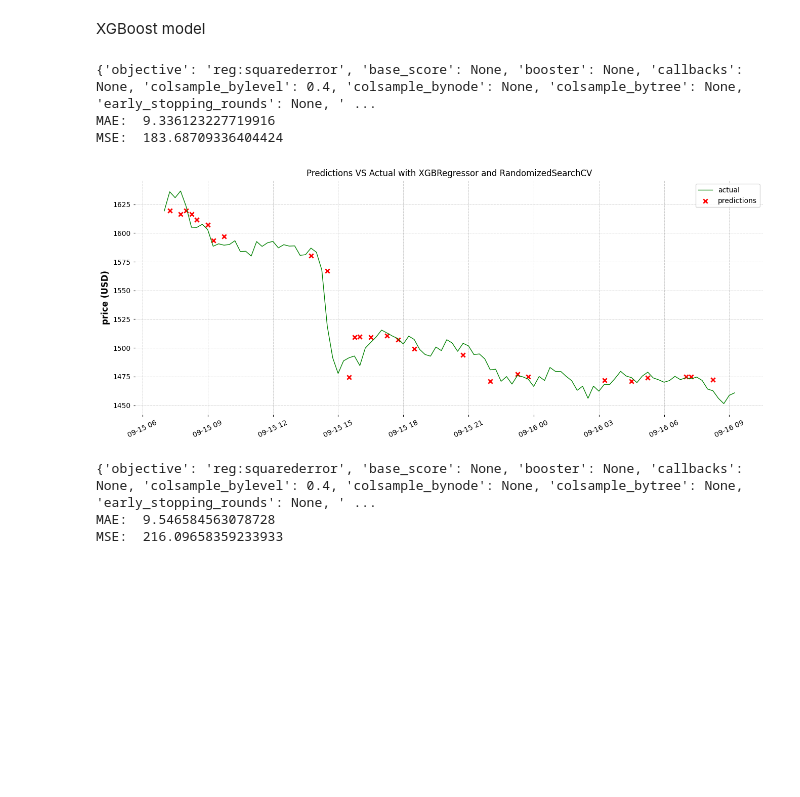
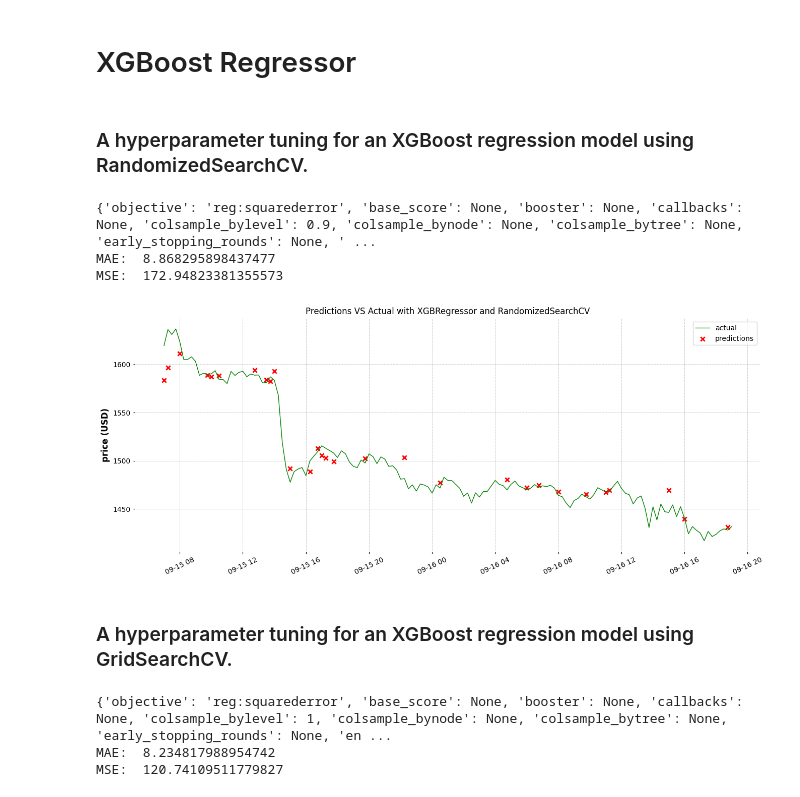
Before and after one commit to mariusvi/ai-tg-bot, a Jupyter notebook: notebooks/modelling.ipynb, the cells around one changed output. Saved outputs shown, nothing was run; the diff lists cells and outputs as text; code cells hidden in the pictures; blank space fills up the shorter version.

```diff
--- a/notebooks/modelling.ipynb
+++ b/notebooks/modelling.ipynb
@@ -106,7 +125,7 @@ class TickerBlocksDfConstructor():
         del self._ticker["_sa_instance_state"]
 
 
-    def agregate_data(self) -> pd.DataFrame:
+    def aggregate_data(self) -> pd.DataFrame:
         data = self._ticker.copy()
         for index, tick in self._ticker.iterrows():
             block_timestamp = self._blocks.index*1000
@@ -151,5 +170,5 @@ class TickerBlocksDfConstructor():
 
     def fetch_and_merge_data(self) -> pd.DataFrame:
         self.fetch_from_database()
-        return self.agregate_data()
+        return self.aggregate_data()
 # %% [markdown]
@@ -377,7 +407,7 @@ pipeline = Pipeline([
     ("model", LinearRegression())
 ])
 # %%
-train_df, test_df = train_test_split(data)
+train_df, test_df = train_test_split(data,test_size=0.2)
 print("Train size: ", train_df.size)
 print("Test size: ", test_df.size)
 # %% [output]
@@ -526,8 +556,7 @@ y top features
+# %% [markdown]
+# XGBoost Regressor
 # %%
 pipeline = Pipeline([
-    ("ColumnTransformer", ColumnTransformer([
-        ("cont_transformer", cont_pipeline, cont_features),
-    ])),
     ("model", XGBRegressor())
 ])
 # %%
@@ -539,94 +568,79 @@ def extract_best_model_params(params: Dict[str, Any]) -> Dict[str, Any]:
         if "model__" in key:
             filtered_dict[key.split("model__")[-1]] = value
     return filtered_dict
-# %% [markdown]
-XGBoost model
+# %% [markdown]
+### A hyperparameter tuning for an XGBoost regression model using RandomizedSearchCV.
 # %%
 
 params = {
-    "model__max_depth": [8, 100],
-    "model__learning_rate": [0.001, 0.7],
-    "model__colsample_bylevel": [0.3, 0.4],
+    "model__max_depth": [1, 50],
+    "model__learning_rate": [0.0001, 0.7],
+    "model__colsample_bylevel": [0.1, 0.9],
 }
 
 forrest = pipeline
 
 search = RandomizedSearchCV(forrest, params, n_iter=100, cv=7, random_state=42, n_jobs=-1)
-search.fit(train_df, train_df[label].values)
+search.fit(train_df[cont_features], train_df[label].values)
 print(extract_best_model_params(search.best_estimator_.get_params()))
-
 
 
 pipeline = Pipeline(
     [
-        (
-            "ColumnTransformer",
-            ColumnTransformer(
-                [
-                    ("cont_transformer", cont_pipeline, cont_features),
-                ]
-            ),
-        ),
         ("model", XGBRegressor(**extract_best_model_params(search.best_estimator_.get_params()))),
     ]
 )
-pipeline.fit(train_df, train_df[label].values)
+pipeline.fit(train_df[cont_features], train_df[label].values)
 
-predictions = pipeline.predict(test_df)
+predictions = pipeline.predict(test_df[cont_features])
 
 print("MAE: ", mean_absolute_error(test_df[label], predictions))
-print("MSE: ", mean_squared_error(test_df[label], predictions));
+print("MSE: ", mean_squared_error(test_df[label], predictions))
 # %% [output]
-{'objective': 'reg:squarederror', 'base_score': None, 'booster': None, 'callbacks': None, 'colsample_bylevel': 0.4, 'colsample_bynode': None, 'colsample_bytree': None, 'early_stopping_rounds': None, ' ...
-MAE:  9.336123227719916
-MSE:  183.68709336404424
+{'objective': 'reg:squarederror', 'base_score': None, 'booster': None, 'callbacks': None, 'colsample_bylevel': 0.9, 'colsample_bynode': None, 'colsample_bytree': None, 'early_stopping_rounds': None, ' ...
+MAE:  8.868295898437477
+MSE:  172.94823381355573
 # %%
 fig, ax = plt.subplots(figsize=(16, 6))
 
 
 ax.plot(data["close_time"], data[label], color="green", label="actual", lw=1)
-ax.scatter(test_df["close_time"], pipeline.predict(test_df), color="red", label="predictions", marker="x")
+ax.scatter(test_df["close_time"], pipeline.predict(test_df[cont_features]), color="red", label="predictions", marker="x")
 ax.set_title("Predictions VS Actual with XGBRegressor and RandomizedSearchCV")
 ax.set_ylabel("price (USD)")
 plt.xticks(rotation=25)
 plt.legend()
 plt.show();
 # %% [output]
-[figure, old version]
+[figure, new version]
+# %% [markdown]
+### A hyperparameter tuning for an XGBoost regression model using GridSearchCV.
 # %%
 params = {
-    "model__max_depth": [1, 10],
-    "model__learning_rate": [0.0001, 0.5],
-    "model__colsample_bylevel": [0.3, 0.9],
+    "model__max_depth": [1, 100],
+    "model__learning_rate": [0.00001, 0.9],
+    "model__colsample_bylevel": [0.5, 0.9],
 }
 
 forrest = pipeline
 
-search = GridSearchCV(forrest, params, cv=7, n_jobs=-1)
+search = GridSearchCV(forrest, params, cv=9, n_jobs=-1)
 print(extract_best_model_params(search.get_params()))
-search.fit(train_df, train_df[label].values)
+search.fit(train_df[cont_features], train_df[label].values)
 
 
 pipeline = Pipeline(
     [
-        (
-            "ColumnTransformer",
-            ColumnTransformer(
-                [
-                    ("cont_transformer", cont_pipeline, cont_features),
-                ]
-            ),
-        ),
         ("model", XGBRegressor(**extract_best_model_params(search.best_estimator_.get_params()))),
     ]
 )
-pipeline.fit(train_df, train_df[label].values)
+pipeline.fit(train_df[cont_features], train_df[label].values)
 
-predictions = pipeline.predict(test_df)
+predictions = pipeline.predict(test_df[cont_features])
 
 print("MAE: ", mean_absolute_error(test_df[label], predictions))
 print("MSE: ", mean_squared_error(test_df[label], predictions))
 # %% [output]
-{'objective': 'reg:squarederror', 'base_score': None, 'booster': None, 'callbacks': None, 'colsample_bylevel': 0.4, 'colsample_bynode': None, 'colsample_bytree': None, 'early_stopping_rounds': None, ' ...
-MAE:  9.546584563078728
-MSE:  216.09658359233933
+{'objective': 'reg:squarederror', 'base_score': None, 'booster': None, 'callbacks': None, 'colsample_bylevel': 1, 'colsample_bynode': None, 'colsample_bytree': None, 'early_stopping_rounds': None, 'en ...
+MAE:  8.234817988954742
+MSE:  120.74109511779827
```
Also changed, not shown: parts of 36 cells of this notebook, 7 other files.
